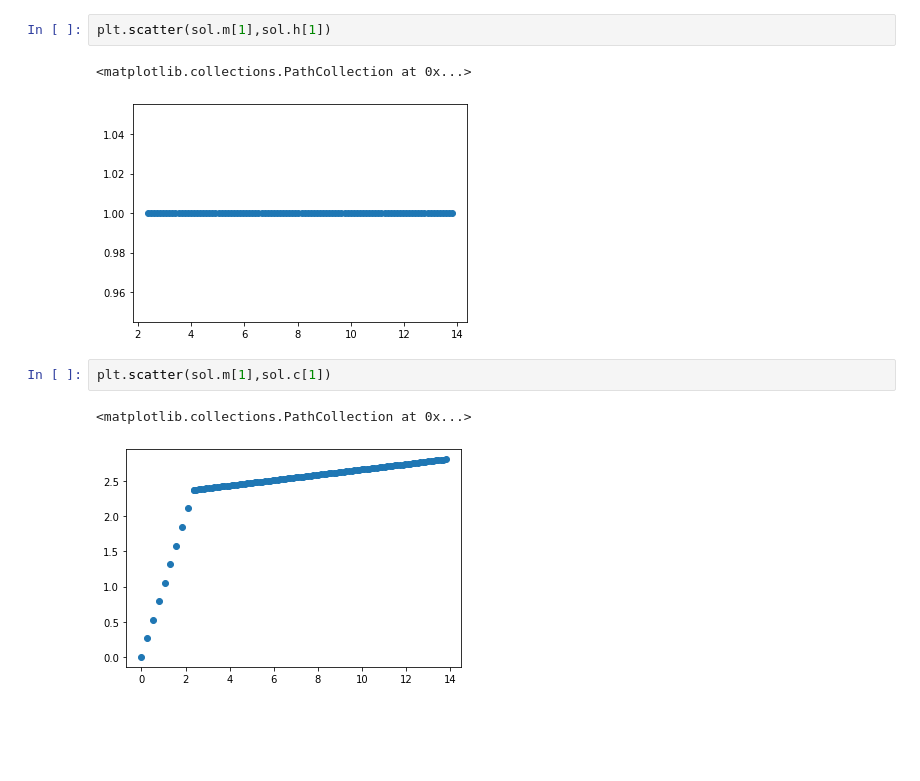
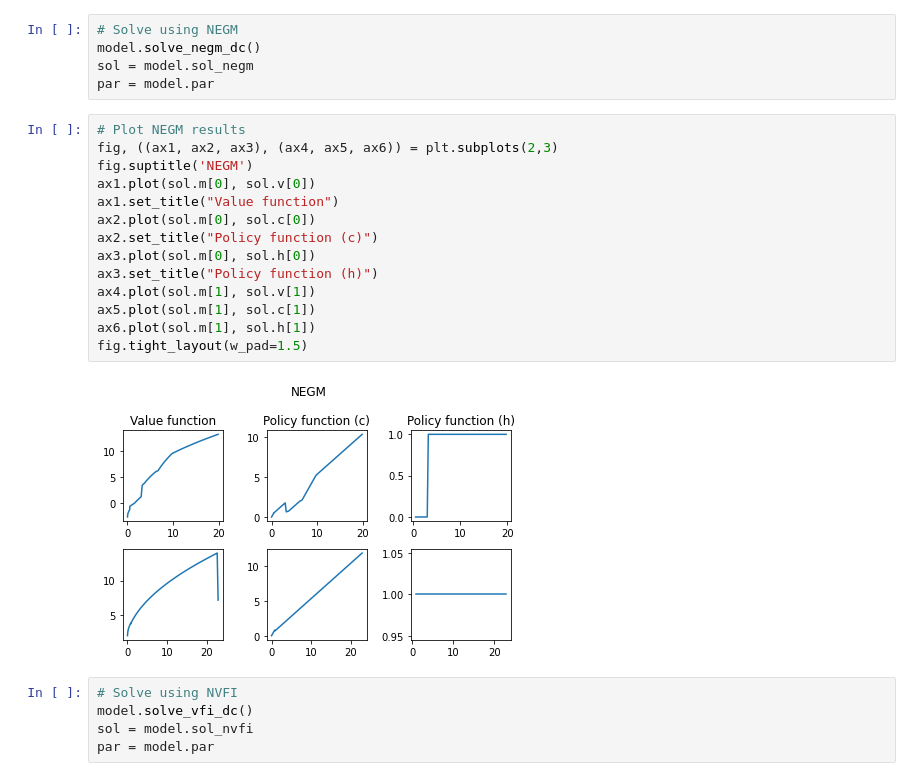
Before and after one commit to madsankern/DynamicProgramming, a Jupyter notebook: NEGM_tester.ipynb, the cells around one changed output. Cells and saved outputs as stored; diff of their text form; blank space fills up the shorter version.

Commit message:
Added subplots to NEGM_tester

```diff
--- a/NEGM_tester.ipynb
+++ b/NEGM_tester.ipynb
@@ -43,10 +18,26 @@ plt.scatter(sol.m[1],sol.v[1])
-# %%
-plt.scatter(sol.m[1],sol.h[1])
-# %% [output]
-<matplotlib.collections.PathCollection at 0x...>
-[figure, removed]
-# %%
-plt.scatter(sol.m[1],sol.c[1])
-# %% [output]
-<matplotlib.collections.PathCollection at 0x...>
-[figure, removed]
+# %%
+# Solve using NEGM
+model.solve_negm_dc()
+sol = model.sol_negm
+par = model.par
+# %%
+# Plot NEGM results
+fig, ((ax1, ax2, ax3), (ax4, ax5, ax6)) = plt.subplots(2,3)
+fig.suptitle('NEGM')
+ax1.plot(sol.m[0], sol.v[0])
+ax1.set_title("Value function")
+ax2.plot(sol.m[0], sol.c[0])
+ax2.set_title("Policy function (c)")
+ax3.plot(sol.m[0], sol.h[0])
+ax3.set_title("Policy function (h)")
+ax4.plot(sol.m[1], sol.v[1])
+ax5.plot(sol.m[1], sol.c[1])
+ax6.plot(sol.m[1], sol.h[1])
+fig.tight_layout(w_pad=1.5)
+# %% [output]
+[figure, added]
+# %%
+# Solve using NVFI
+model.solve_vfi_dc()
+sol = model.sol_nvfi
+par = model.par
```
Also changed, not shown: parts of 6 cells of this notebook, 2 other files.
